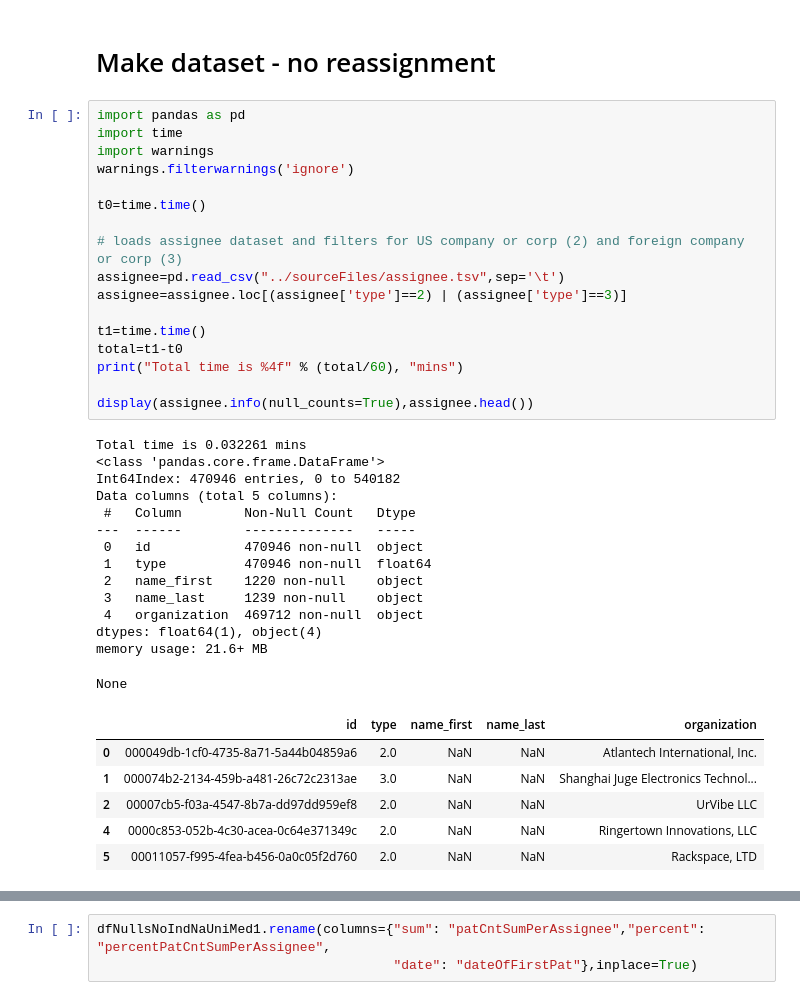
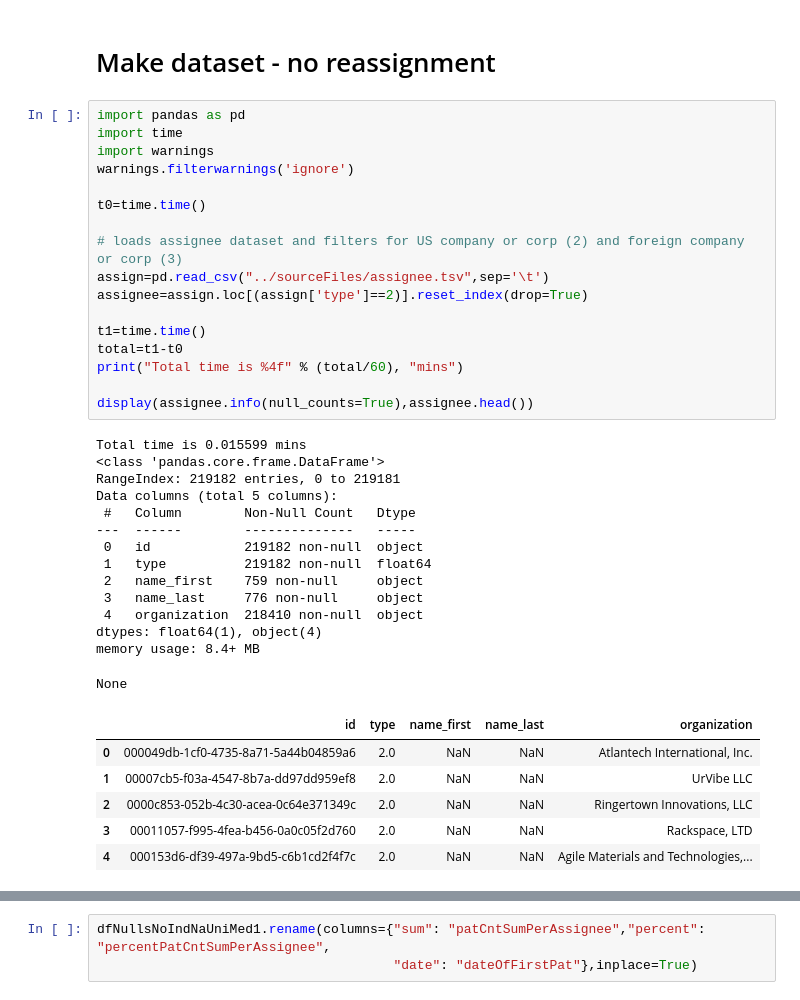
Before and after one commit to jc2568/PatentsView_OC, a Jupyter notebook: Collect Patentview Data and Merge.ipynb, the cells around one changed output, grey strips where cells are left out. Saved outputs shown, nothing was run; the diff lists cells and outputs as text.

```diff
--- a/Collect Patentview Data and Merge.ipynb
+++ b/Collect Patentview Data and Merge.ipynb
@@ -3,41 +3,41 @@
 # %%
 import pandas as pd
 import time
 import warnings
 warnings.filterwarnings('ignore')
 
 t0=time.time()
 
 # loads assignee dataset and filters for US company or corp (2) and foreign company or corp (3)
-assignee=pd.read_csv("../sourceFiles/assignee.tsv",sep='\t')
-assignee=assignee.loc[(assignee['type']==2) | (assignee['type']==3)]
+assign=pd.read_csv("../sourceFiles/assignee.tsv",sep='\t')
+assignee=assign.loc[(assign['type']==2)].reset_index(drop=True)
 
 t1=time.time()
 total=t1-t0
 print("Total time is %4f" % (total/60), "mins")
 
 display(assignee.info(null_counts=True),assignee.head())
 # %% [output]
-Total time is 0.032261 mins
+Total time is 0.015599 mins
 <class 'pandas.core.frame.DataFrame'>
-Int64Index: 470946 entries, 0 to 540182
+RangeIndex: 219182 entries, 0 to 219181
 Data columns (total 5 columns):
  #   Column        Non-Null Count   Dtype
 ---  ------        --------------   -----
- 0   id            470946 non-null  object
- 1   type          470946 non-null  float64
- 2   name_first    1220 non-null    object
- 3   name_last     1239 non-null    object
- 4   organization  469712 non-null  object
+ 0   id            219182 non-null  object
+ 1   type          219182 non-null  float64
+ 2   name_first    759 non-null     object
+ 3   name_last     776 non-null     object
+ 4   organization  218410 non-null  object
 dtypes: float64(1), object(4)
-memory usage: 21.6+ MB
+memory usage: 8.4+ MB
 None
 |  | id | type | name_first | name_last | organization |
 | 0 | 000049db-1cf0-4735-8a71-5a44b04859a6 | 2.0 | NaN | NaN | Atlantech International, Inc. |
-| 1 | 000074b2-2134-459b-a481-26c72c2313ae | 3.0 | NaN | NaN | Shanghai Juge Electronics Technol... |
-| 2 | 00007cb5-f03a-4547-8b7a-dd97dd959ef8 | 2.0 | NaN | NaN | UrVibe LLC |
-| 4 | 0000c853-052b-4c30-acea-0c64e371349c | 2.0 | NaN | NaN | Ringertown Innovations, LLC |
-| 5 | 00011057-f995-4fea-b456-0a0c05f2d760 | 2.0 | NaN | NaN | Rackspace, LTD |
+| 1 | 00007cb5-f03a-4547-8b7a-dd97dd959ef8 | 2.0 | NaN | NaN | UrVibe LLC |
+| 2 | 0000c853-052b-4c30-acea-0c64e371349c | 2.0 | NaN | NaN | Ringertown Innovations, LLC |
+| 3 | 00011057-f995-4fea-b456-0a0c05f2d760 | 2.0 | NaN | NaN | Rackspace, LTD |
+| 4 | 000153d6-df39-497a-9bd5-c6b1cd2f4f7c | 2.0 | NaN | NaN | Agile Materials and Technologies,... |
 # %%
 t0=time.time()
 
```
Also changed, not shown: parts of 26 cells of this notebook.
